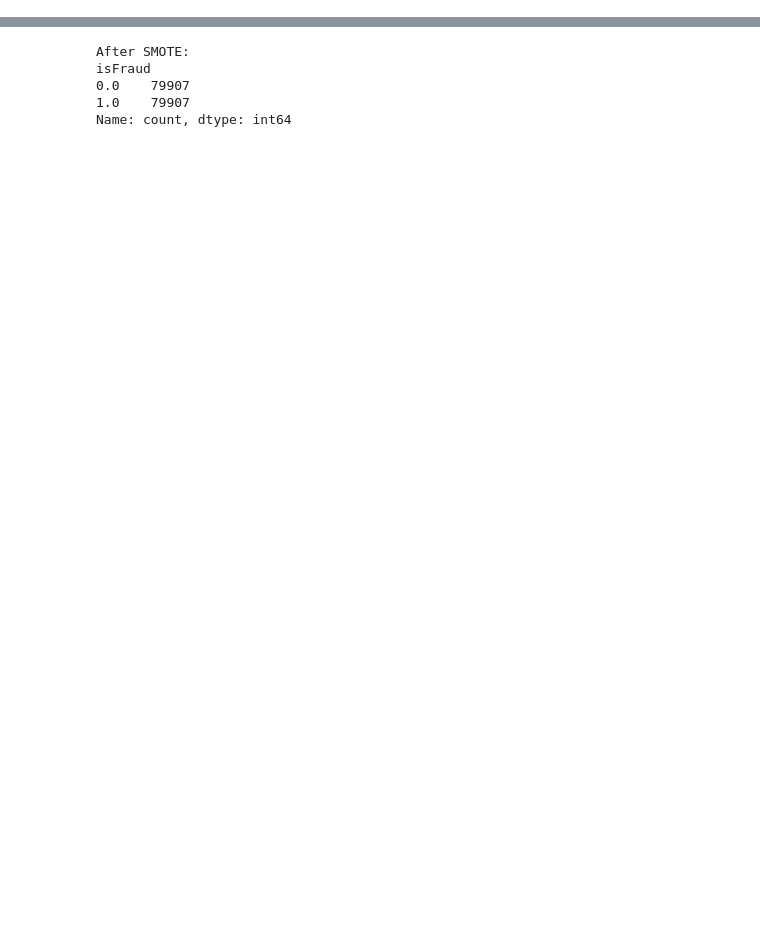
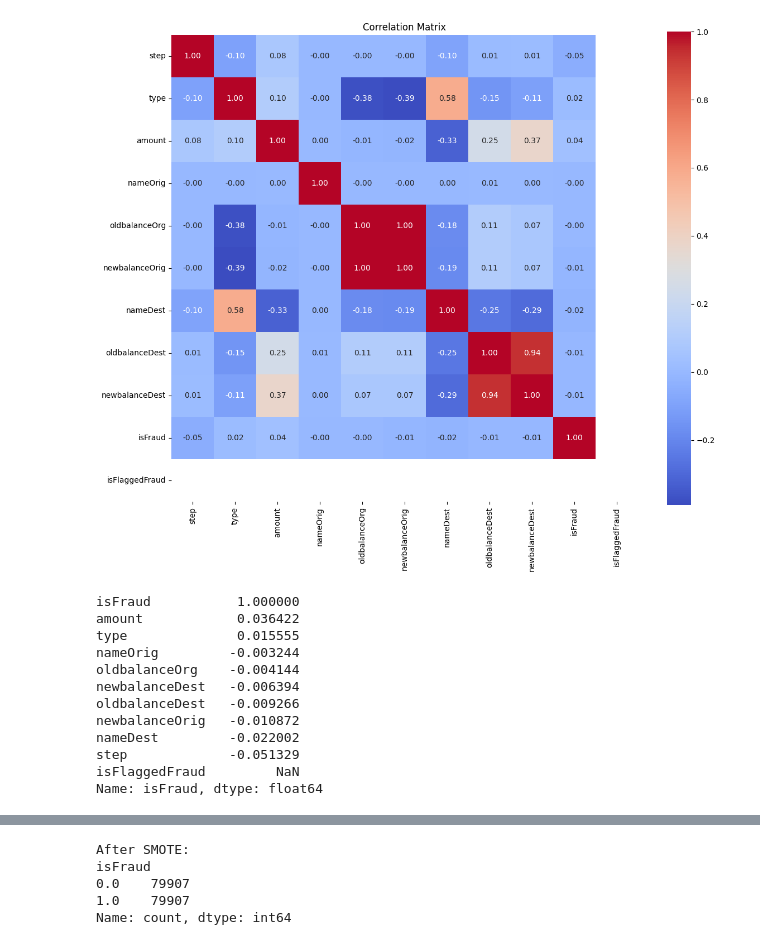
Before and after one commit to QuiteSurreal/Detecting-transactial-fraud-with-AI, a Jupyter notebook: AI.ipynb, the cells around one changed output, grey strips where cells are left out. Saved outputs shown, nothing was run; the diff lists cells and outputs as text; code cells hidden in the pictures; blank space fills up the shorter version.

```diff
--- a/AI.ipynb
+++ b/AI.ipynb
@@ -70,6 +70,35 @@ fig = go.Figure(data=[go.Pie(labels=['Not Fraud','Fraud'], values=df['isFraud'].
 fig.show()
 # %% [output]
 [interactive output not drawn]
+# %%
+# Assuming 'df' is your full dataframe
+plt.figure(figsize=(12, 10))
+
+# Compute correlation matrix
+corr_matrix = df.corr(numeric_only=True)
+
+# Plot the heatmap
+sns.heatmap(corr_matrix, annot=True, cmap='coolwarm', fmt=".2f", square=True)
+plt.title("Correlation Matrix")
+plt.tight_layout()
+plt.show()
+
+target_corr = corr_matrix['isFraud'].sort_values(ascending=False)
+print(target_corr)
+# %% [output]
+[figure, added]
+isFraud           1.000000
+amount            0.036422
+type              0.015555
+nameOrig         -0.003244
+oldbalanceOrg    -0.004144
+newbalanceDest   -0.006394
+oldbalanceDest   -0.009266
+newbalanceOrig   -0.010872
+nameDest         -0.022002
+step             -0.051329
+isFlaggedFraud         NaN
+Name: isFraud, dtype: float64
 # %%
 #preprocessing
 
```
Also changed, not shown: parts of 6 cells of this notebook.
